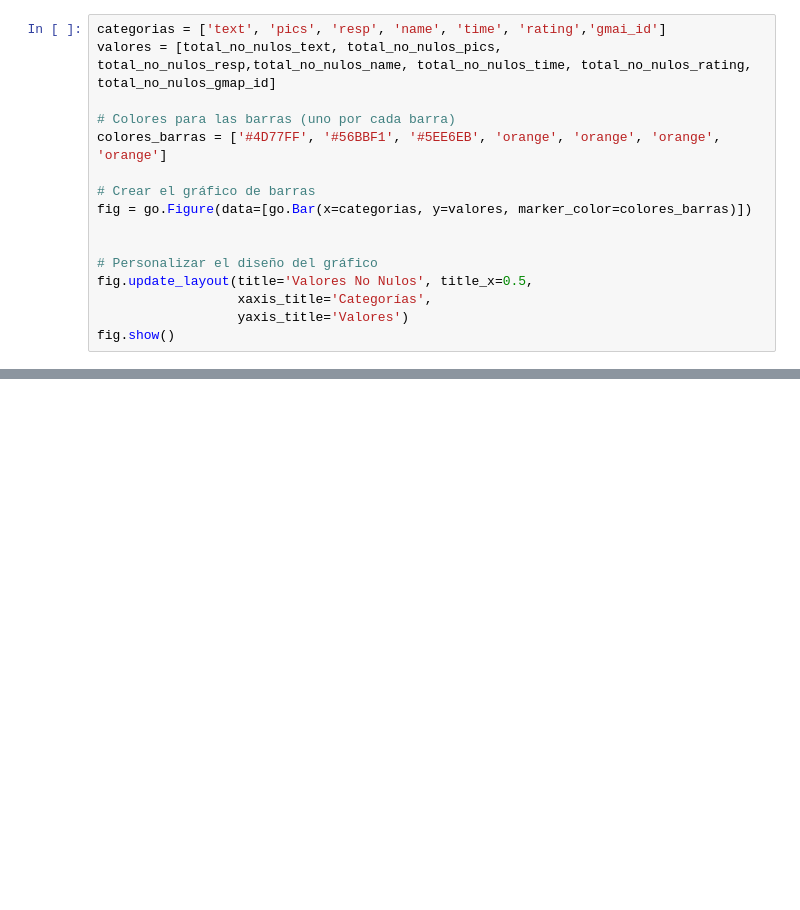
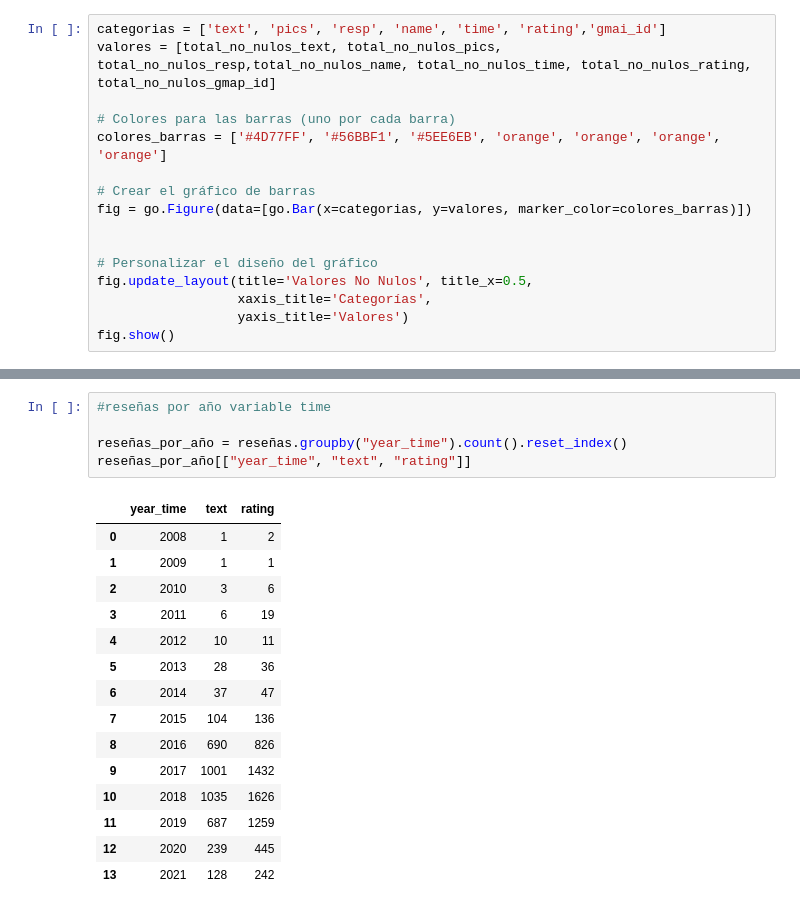
Before and after one commit to pablozmr/final_proyect, a Jupyter notebook: EDA/EDA reviews.ipynb, the cells around one changed output, grey strips where cells are left out. Cells and saved outputs as stored; diff of their text form; blank space fills up the shorter version.

```diff
--- a/EDA/EDA reviews.ipynb
+++ b/EDA/EDA reviews.ipynb
@@ -126,0 +113,21 @@ merged_reviews.tail(10)
+# %%
+#reseñas por año variable time
+
+reseñas_por_año = reseñas.groupby("year_time").count().reset_index()
+reseñas_por_año[["year_time", "text", "rating"]]
+# %% [output]
+|  | year_time | text | rating |
+| 0 | 2008 | 1 | 2 |
+| 1 | 2009 | 1 | 1 |
+| 2 | 2010 | 3 | 6 |
+| 3 | 2011 | 6 | 19 |
+| 4 | 2012 | 10 | 11 |
+| 5 | 2013 | 28 | 36 |
+| 6 | 2014 | 37 | 47 |
+| 7 | 2015 | 104 | 136 |
+| 8 | 2016 | 690 | 826 |
+| 9 | 2017 | 1001 | 1432 |
+| 10 | 2018 | 1035 | 1626 |
+| 11 | 2019 | 687 | 1259 |
+| 12 | 2020 | 239 | 445 |
+| 13 | 2021 | 128 | 242 |
```
Also changed, not shown: parts of 17 cells of this notebook.
